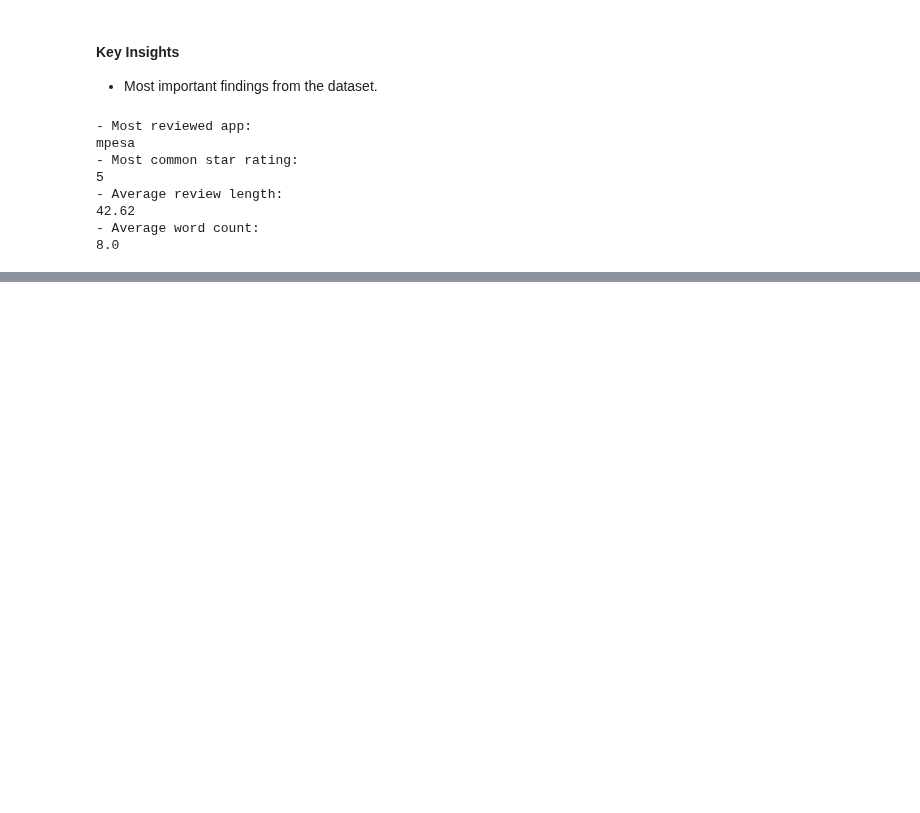
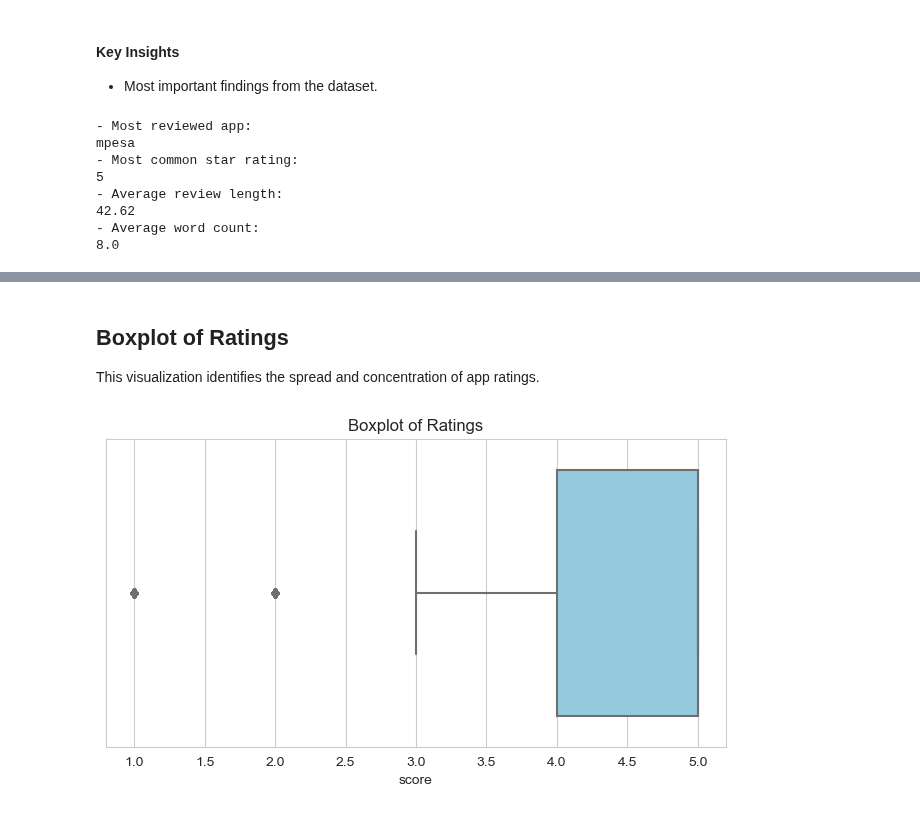
Before and after one commit to chepbree/Pesa-Salama-Classifier, a Jupyter notebook: notebooks/02.exploratory_data_analysis.ipynb, the cells around one changed output, grey strips where cells are left out. Drawn from its saved outputs; the diff is of its cells as text; code cells hidden in the pictures; blank space fills up the shorter version.

```diff
--- a/notebooks/02.exploratory_data_analysis.ipynb
+++ b/notebooks/02.exploratory_data_analysis.ipynb
@@ -300,0 +321,17 @@ mpesa
+# %% [markdown]
+## Boxplot of Ratings
+
+This visualization identifies the spread and concentration of app ratings.
+# %%
+plt.figure(figsize=(8,4))
+
+sns.boxplot(
+    x=df['score'],
+    color='skyblue'
+)
+
+plt.title('Boxplot of Ratings')
+
+plt.show()
+# %% [output]
+[figure, added]
```
Also changed, not shown: parts of 13 cells of this notebook.
